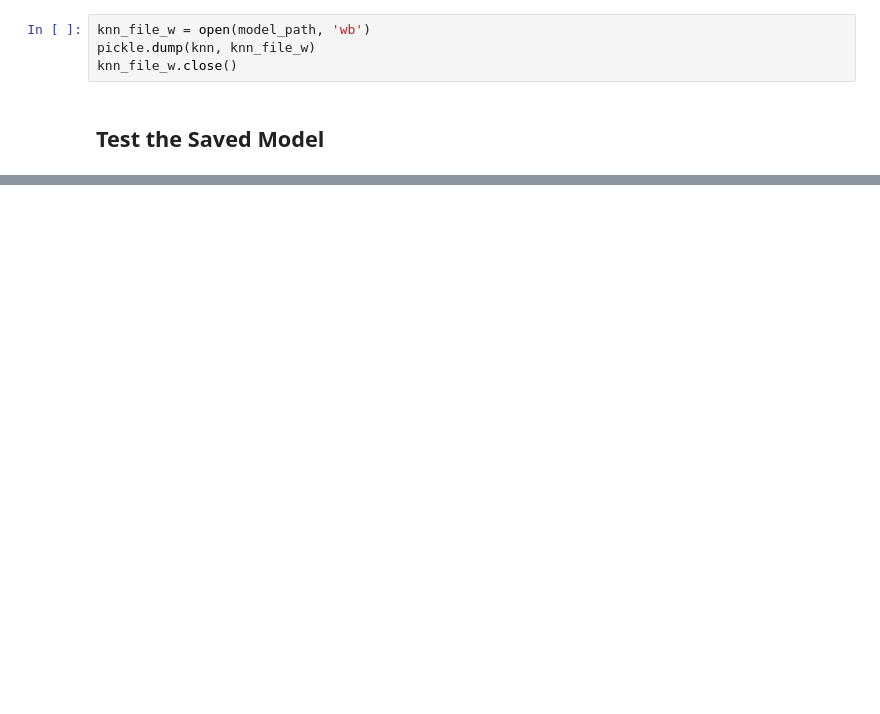
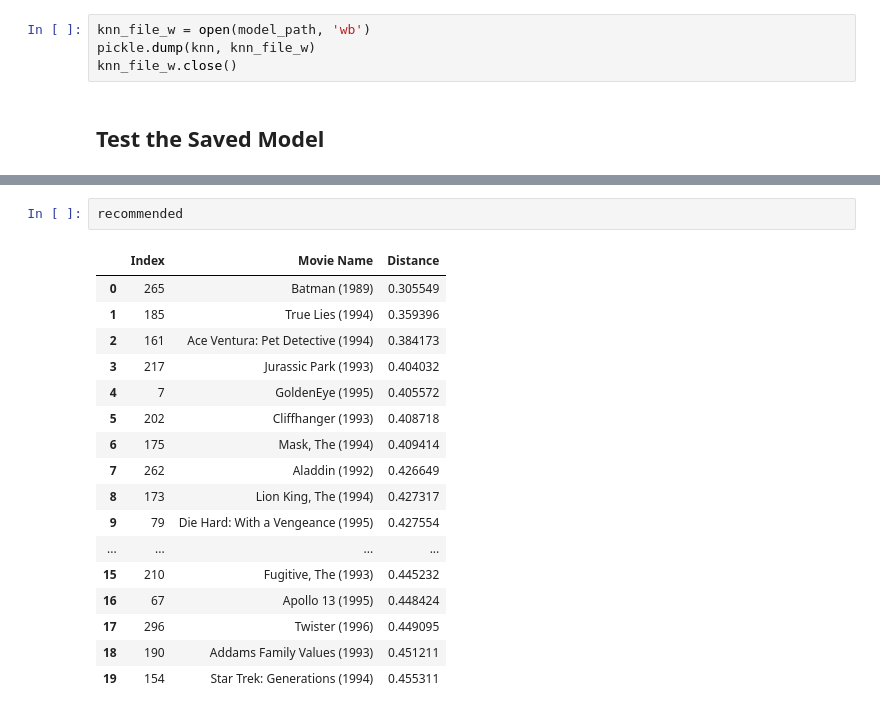
Before and after one commit to a7medayman6/Movie-Based-Collaborative-Filtering-Approach, a Jupyter notebook: Notebooks/Movie-Based-Collaborative-Filtering.ipynb, the cells around one changed output, grey strips where cells are left out. Saved outputs shown, nothing was run; the diff lists cells and outputs as text; blank space fills up the shorter version.

```diff
--- a/Notebooks/Movie-Based-Collaborative-Filtering.ipynb
+++ b/Notebooks/Movie-Based-Collaborative-Filtering.ipynb
@@ -251,0 +259,20 @@ Recommend(loaded_knn, movie_name, k)
+# %%
+recommended
+# %% [output]
+|  | Index | Movie Name | Distance |
+| 0 | 265 | Batman (1989) | 0.305549 |
+| 1 | 185 | True Lies (1994) | 0.359396 |
+| 2 | 161 | Ace Ventura: Pet Detective (1994) | 0.384173 |
+| 3 | 217 | Jurassic Park (1993) | 0.404032 |
+| 4 | 7 | GoldenEye (1995) | 0.405572 |
+| 5 | 202 | Cliffhanger (1993) | 0.408718 |
+| 6 | 175 | Mask, The (1994) | 0.409414 |
+| 7 | 262 | Aladdin (1992) | 0.426649 |
+| 8 | 173 | Lion King, The (1994) | 0.427317 |
+| 9 | 79 | Die Hard: With a Vengeance (1995) | 0.427554 |
+| ... | ... | ... | ... |
+| 15 | 210 | Fugitive, The (1993) | 0.445232 |
+| 16 | 67 | Apollo 13 (1995) | 0.448424 |
+| 17 | 296 | Twister (1996) | 0.449095 |
+| 18 | 190 | Addams Family Values (1993) | 0.451211 |
+| 19 | 154 | Star Trek: Generations (1994) | 0.455311 |
```
Also changed, not shown: parts of 9 cells of this notebook, 3 other files.
